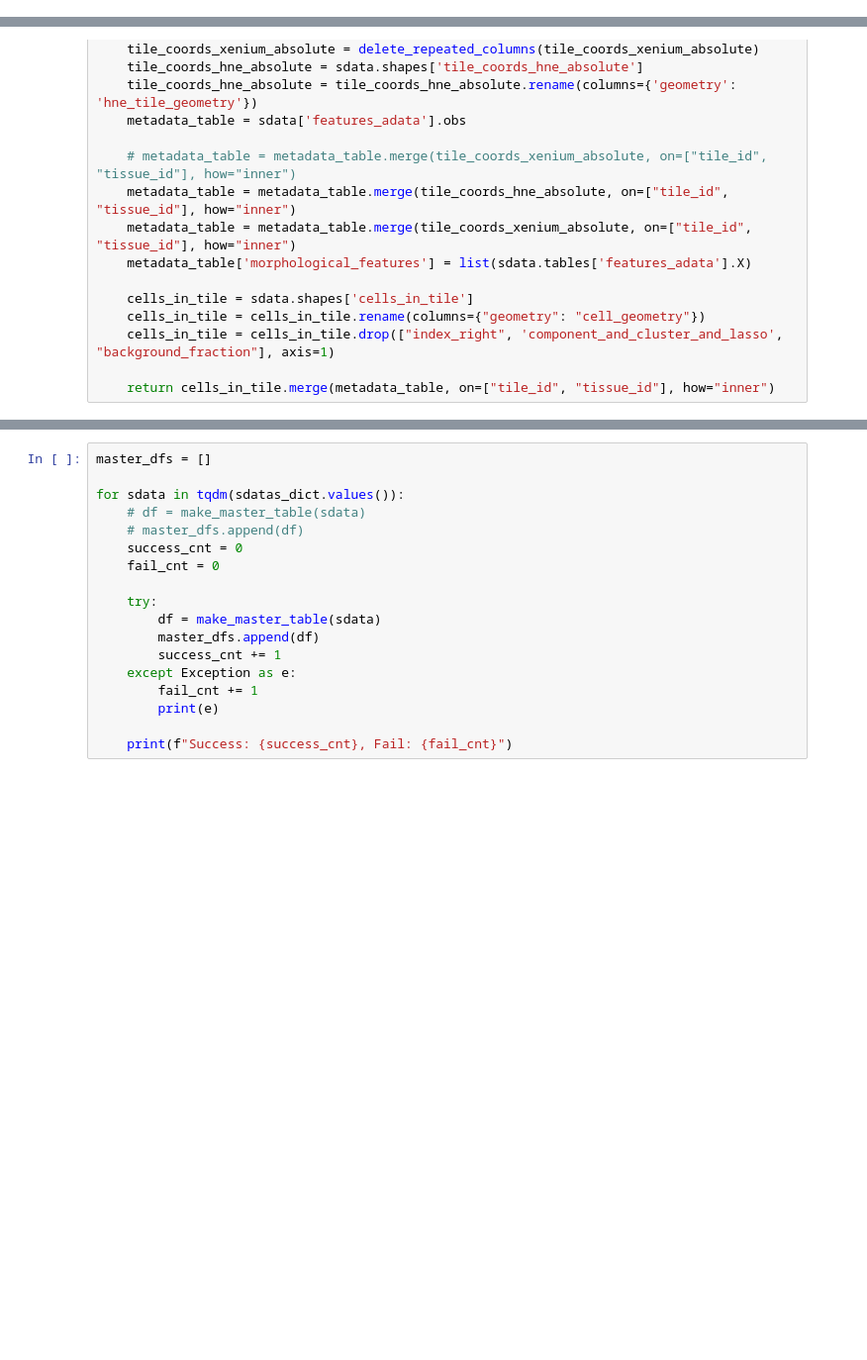
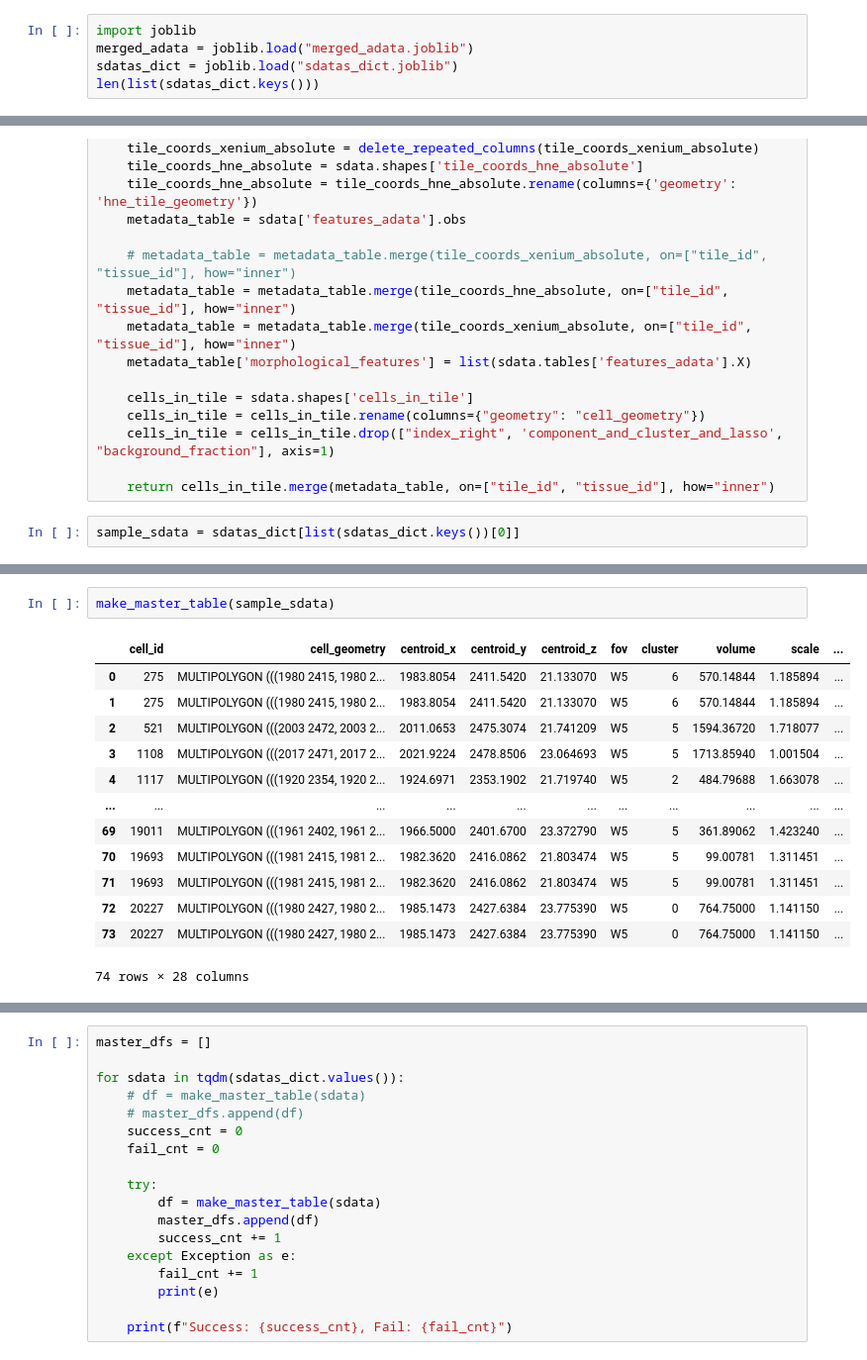
Before and after one commit to bdsc-tds/Norkin2026, a Jupyter notebook: workflow/analysis/xenium/morphology_notebooks/3-sdata_aggregation.ipynb, the cells around one changed output, grey strips where cells are left out. Shown at 99% size. Saved outputs shown, nothing was run; the diff lists cells and outputs as text; blank space fills up the shorter version.

```diff
--- a/workflow/analysis/xenium/morphology_notebooks/3-sdata_aggregation.ipynb
+++ b/workflow/analysis/xenium/morphology_notebooks/3-sdata_aggregation.ipynb
@@ -59,0 +64,5 @@ merged_adata = ad.concat(adatas_list, join='outer', index_unique=None)
+# %%
+import joblib
+merged_adata = joblib.load("merged_adata.joblib")
+sdatas_dict = joblib.load("sdatas_dict.joblib")
+len(list(sdatas_dict.keys()))
@@ -80,3 +91,5 @@ def make_master_table(sdata):
     cells_in_tile = cells_in_tile.drop(["index_right", 'component_and_cluster_and_lasso', "background_fraction"], axis=1)
 
     return cells_in_tile.merge(metadata_table, on=["tile_id", "tissue_id"], how="inner")
+# %%
+sample_sdata = sdatas_dict[list(sdatas_dict.keys())[0]]
@@ -82,0 +114,16 @@ def make_master_table(sdata):
+# %%
+make_master_table(sample_sdata)
+# %% [output]
+|  | cell_id | cell_geometry | centroid_x | centroid_y | centroid_z | fov | cluster | volume | scale | ... |
+| 0 | 275 | MULTIPOLYGON (((1980 2415, 1980 2... | 1983.8054 | 2411.5420 | 21.133070 | W5 | 6 | 570.14844 | 1.185894 | ... |
+| 1 | 275 | MULTIPOLYGON (((1980 2415, 1980 2... | 1983.8054 | 2411.5420 | 21.133070 | W5 | 6 | 570.14844 | 1.185894 | ... |
+| 2 | 521 | MULTIPOLYGON (((2003 2472, 2003 2... | 2011.0653 | 2475.3074 | 21.741209 | W5 | 5 | 1594.36720 | 1.718077 | ... |
+| 3 | 1108 | MULTIPOLYGON (((2017 2471, 2017 2... | 2021.9224 | 2478.8506 | 23.064693 | W5 | 5 | 1713.85940 | 1.001504 | ... |
+| 4 | 1117 | MULTIPOLYGON (((1920 2354, 1920 2... | 1924.6971 | 2353.1902 | 21.719740 | W5 | 2 | 484.79688 | 1.663078 | ... |
+| ... | ... | ... | ... | ... | ... | ... | ... | ... | ... | ... |
+| 69 | 19011 | MULTIPOLYGON (((1961 2402, 1961 2... | 1966.5000 | 2401.6700 | 23.372790 | W5 | 5 | 361.89062 | 1.423240 | ... |
+| 70 | 19693 | MULTIPOLYGON (((1981 2415, 1981 2... | 1982.3620 | 2416.0862 | 21.803474 | W5 | 5 | 99.00781 | 1.311451 | ... |
+| 71 | 19693 | MULTIPOLYGON (((1981 2415, 1981 2... | 1982.3620 | 2416.0862 | 21.803474 | W5 | 5 | 99.00781 | 1.311451 | ... |
+| 72 | 20227 | MULTIPOLYGON (((1980 2427, 1980 2... | 1985.1473 | 2427.6384 | 23.775390 | W5 | 0 | 764.75000 | 1.141150 | ... |
+| 73 | 20227 | MULTIPOLYGON (((1980 2427, 1980 2... | 1985.1473 | 2427.6384 | 23.775390 | W5 | 0 | 764.75000 | 1.141150 | ... |
+74 rows × 28 columns
```
Also changed, not shown: parts of 4 cells of this notebook, 4 other files.
